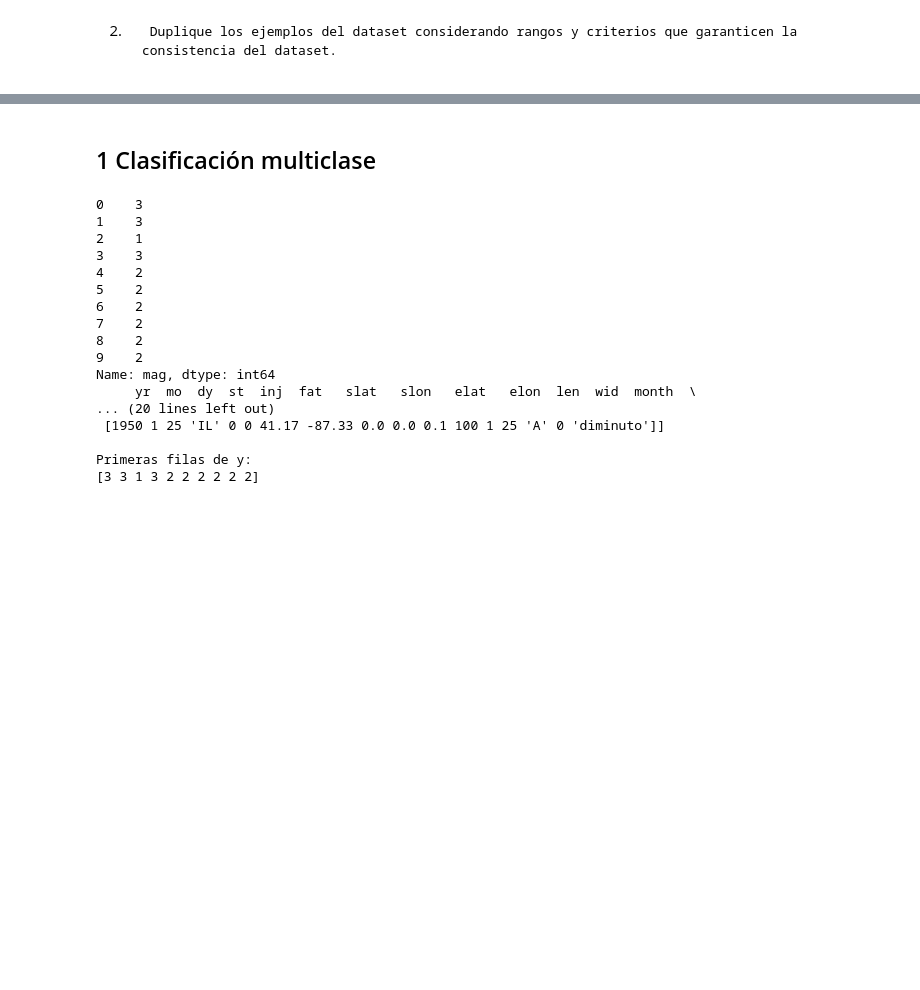
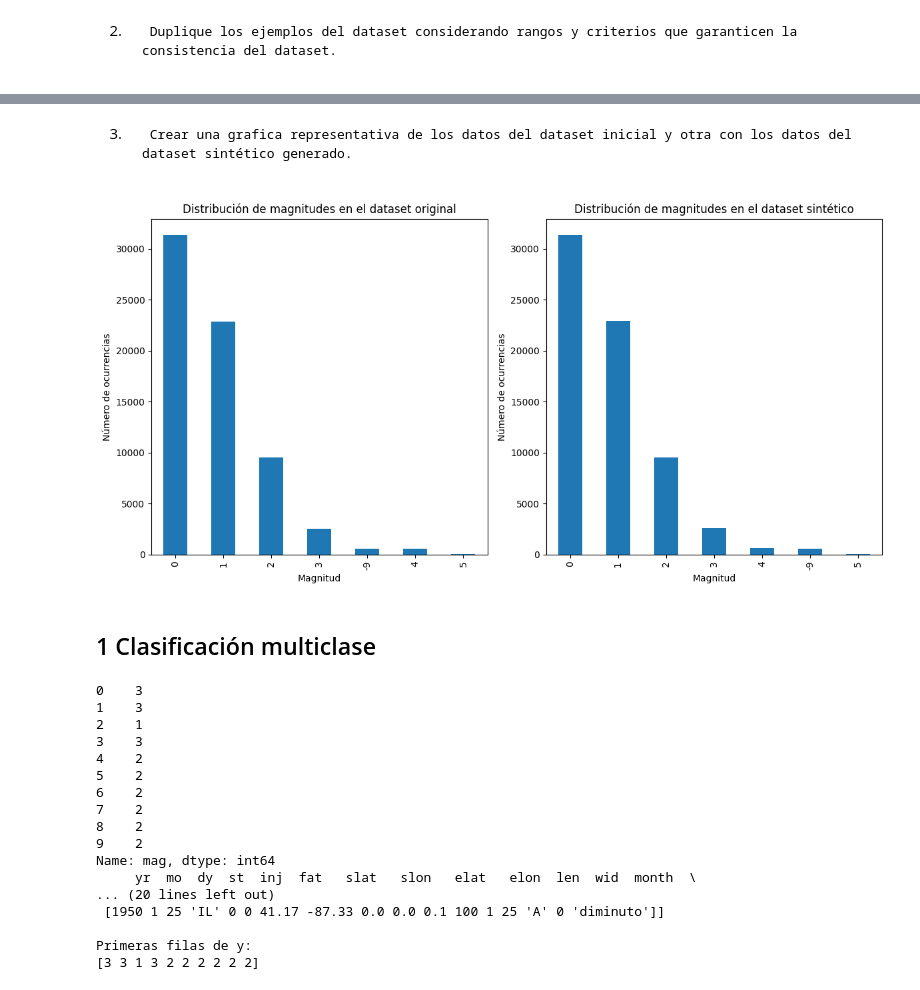
Before and after one commit to CoaDiego/SIS420---IA, a Jupyter notebook: 1erParcial/1erparcial_coavelizdiegoarmando.ipynb, the cells around one changed output, grey strips where cells are left out. Cells and saved outputs as stored; diff of their text form; code cells hidden in the pictures; blank space fills up the shorter version.

Commit message:
Nuevo

```diff
--- a/1erParcial/1erparcial_coavelizdiegoarmando.ipynb
+++ b/1erParcial/1erparcial_coavelizdiegoarmando.ipynb
@@ -166,0 +222,13 @@ st a valor numerico
+# %%
+# 2. Convertir la columna 'tamaño_torn' a numérico
+# Crear un mapeo para las categorías
+tamaño_torn_mapping = {'diminuto': 0, 'pequeño': 1, 'grande': 2}
+datos_ds['tamaño_torn'] = datos_ds['tamaño_torn'].map(tamaño_torn_mapping)
+
+# 3. Convertir la columna 'tipo_tornado' a numérico
+# Crear un mapeo para las categorías
+tipo_tornado_mapping = {'A': 0, 'B': 1, 'C': 2}
+datos_ds['tipo_tornado'] = datos_ds['tipo_tornado'].map(tipo_tornado_mapping)
+
+# Mostrar el DataFrame para verificar los cambios
+print(datos_ds.head())
@@ -248,3 +397,27 @@ Primeras 5 filas del array:
+# %% [markdown]
+3.      Crear una grafica representativa de los datos del dataset inicial y otra con los datos del dataset sintético generado.
+# %%
+import matplotlib.pyplot as plt
+
+# Crear una gráfica de barras para la columna 'mag' en el dataset original
+plt.figure(figsize=(12, 6))
+plt.subplot(1, 2, 1)
+datos_ds['mag'].value_counts().plot(kind='bar')
+plt.title('Distribución de magnitudes en el dataset original')
+plt.xlabel('Magnitud')
+plt.ylabel('Número de ocurrencias')
+
+# Crear una gráfica de barras para la columna 'mag' en el dataset nuevo
+plt.subplot(1, 2, 2)
+datos_ds_nuevo['mag'].value_counts().plot(kind='bar')
+plt.title('Distribución de magnitudes en el dataset sintético')
+plt.xlabel('Magnitud')
+plt.ylabel('Número de ocurrencias')
+
+plt.tight_layout()
+plt.show()
+# %% [output]
+[figure, added]
 # %% [markdown]
 ## 1 Clasificación multiclase
 # %%
```
Also changed, not shown: parts of 11 cells of this notebook.
